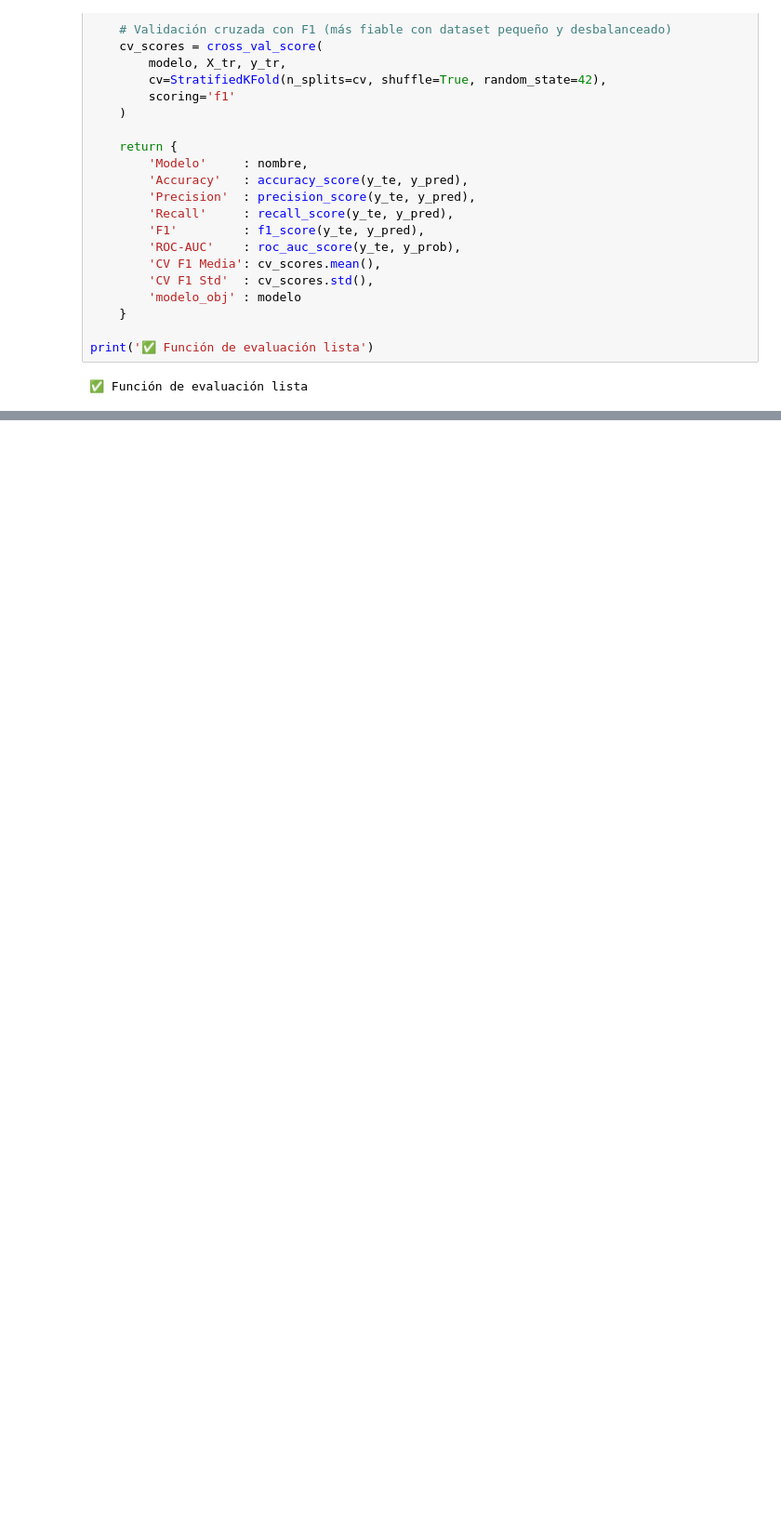
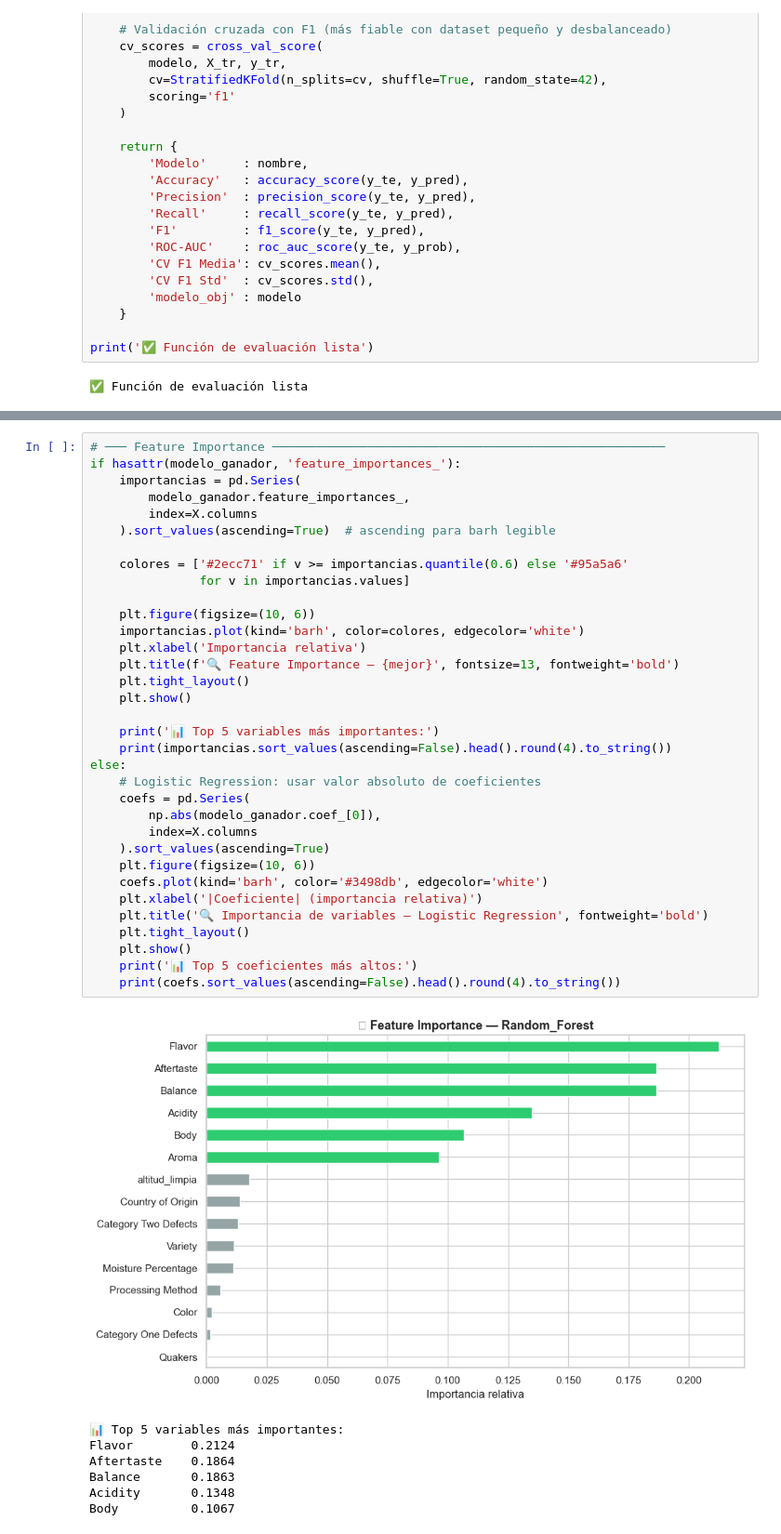
Before and after one commit to Bootcamp-IA-P6/Proyecto6_Grupo1, a Jupyter notebook: notebooks/3_preprocessing_modeling_Jonathan.ipynb, the cells around one changed output, grey strips where cells are left out. Shown at 93% size. Saved outputs shown, nothing was run; the diff lists cells and outputs as text; blank space fills up the shorter version.

```diff
--- a/notebooks/3_preprocessing_modeling_Jonathan.ipynb
+++ b/notebooks/3_preprocessing_modeling_Jonathan.ipynb
@@ -498,0 +774,42 @@ joblib.dump(lr_ridge, '../models/model.pkl')
+# %%
+# ─── Feature Importance ──────────────────────────────────────────────────────
+if hasattr(modelo_ganador, 'feature_importances_'):
+    importancias = pd.Series(
+        modelo_ganador.feature_importances_,
+        index=X.columns
+    ).sort_values(ascending=True)  # ascending para barh legible
+
+    colores = ['#2ecc71' if v >= importancias.quantile(0.6) else '#95a5a6'
+               for v in importancias.values]
+
+    plt.figure(figsize=(10, 6))
+    importancias.plot(kind='barh', color=colores, edgecolor='white')
+    plt.xlabel('Importancia relativa')
+    plt.title(f'🔍 Feature Importance — {mejor}', fontsize=13, fontweight='bold')
+    plt.tight_layout()
+    plt.show()
+
+    print('📊 Top 5 variables más importantes:')
+    print(importancias.sort_values(ascending=False).head().round(4).to_string())
+else:
+    # Logistic Regression: usar valor absoluto de coeficientes
+    coefs = pd.Series(
+        np.abs(modelo_ganador.coef_[0]),
+        index=X.columns
+    ).sort_values(ascending=True)
+    plt.figure(figsize=(10, 6))
+    coefs.plot(kind='barh', color='#3498db', edgecolor='white')
+    plt.xlabel('|Coeficiente| (importancia relativa)')
+    plt.title('🔍 Importancia de variables — Logistic Regression', fontweight='bold')
+    plt.tight_layout()
+    plt.show()
+    print('📊 Top 5 coeficientes más altos:')
+    print(coefs.sort_values(ascending=False).head().round(4).to_string())
+# %% [output]
+[figure, added]
+📊 Top 5 variables más importantes:
+Flavor        0.2124
+Aftertaste    0.1864
+Balance       0.1863
+Acidity       0.1348
+Body          0.1067
```
Also changed, not shown: parts of 20 cells of this notebook, 6 other files.
